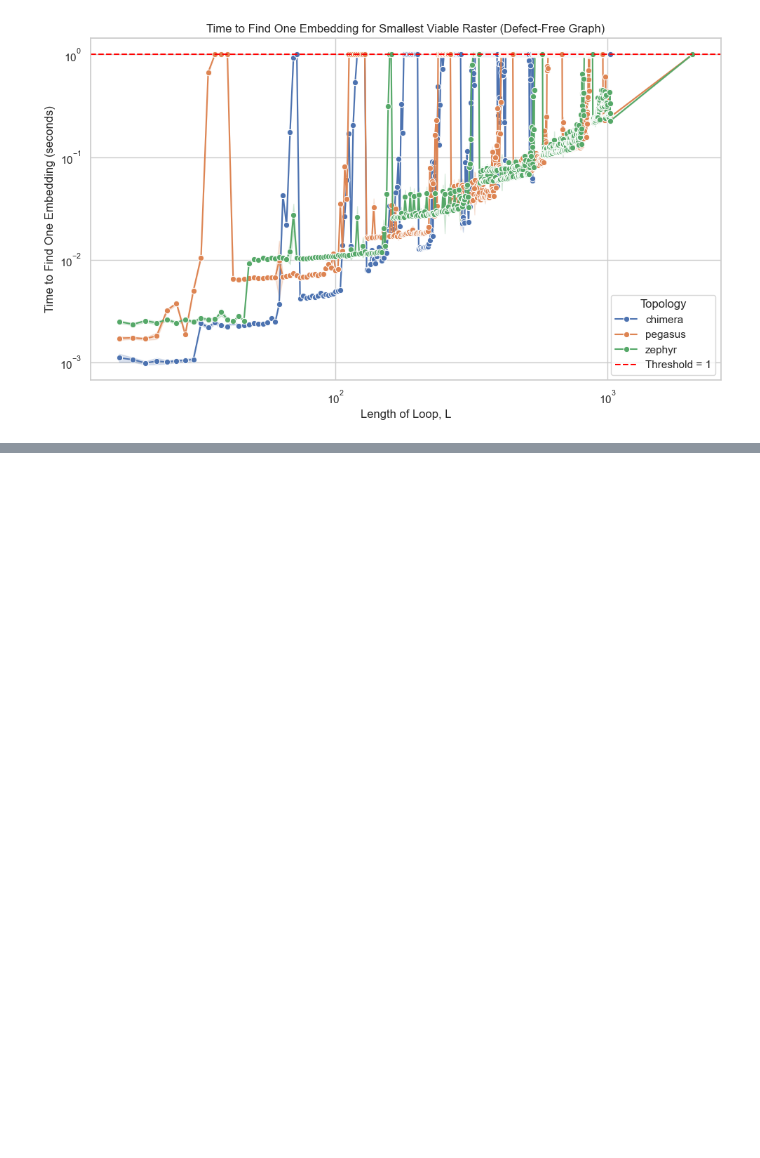
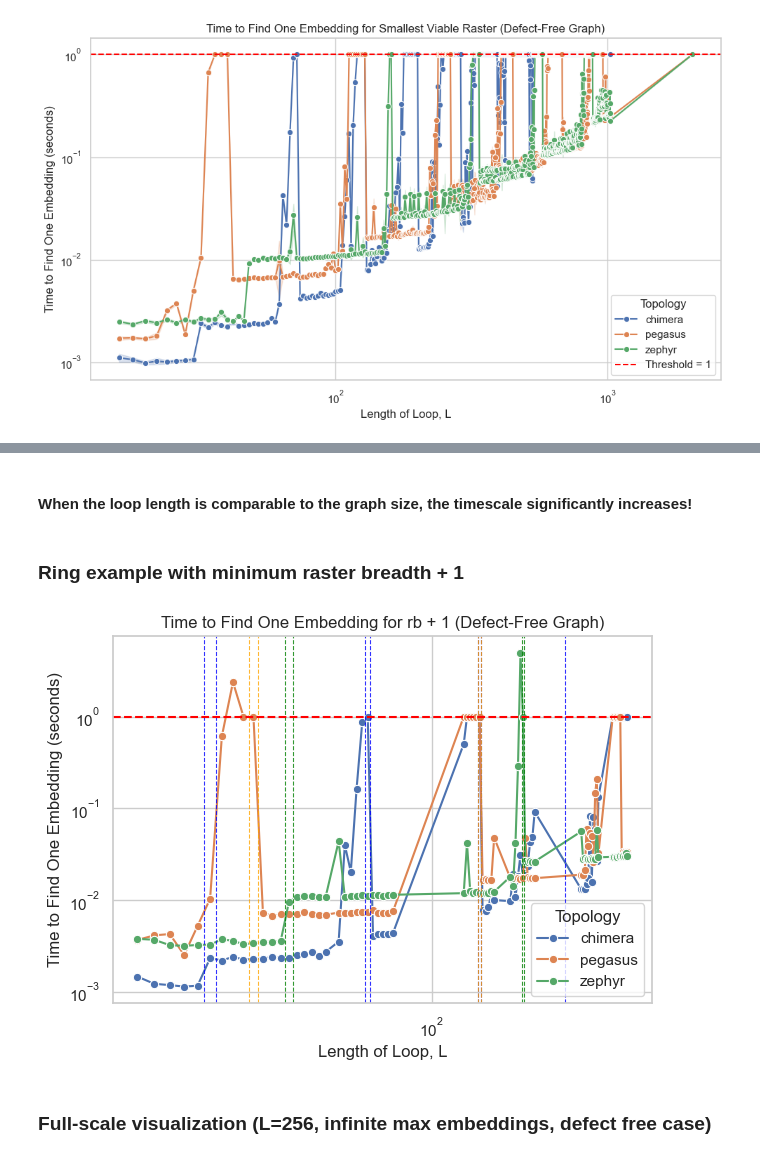
Before and after one commit to AndyZzzZzzZzz/minorminer, a Jupyter notebook: minorminer/utils/analysis.ipynb, the cells around one changed output, grey strips where cells are left out. Saved outputs shown, nothing was run; the diff lists cells and outputs as text; code cells hidden in the pictures; blank space fills up the shorter version.

```diff
--- a/minorminer/utils/analysis.ipynb
+++ b/minorminer/utils/analysis.ipynb
@@ -99,6 +51,6 @@ processes experimental results stored in a JSON file by transforming and aggrega
 # %%
 # Load the JSON data from a file
-with open('experiment_results/timeout_1_data.json', 'r') as file:
+with open('experiment_results/ring.json', 'r') as file:
     data = json.load(file)
 
 # Initialize an empty list to store records
@@ -454,0 +331,65 @@ plt.show()
+# %% [markdown]
+#### **When the loop length is comparable to the graph size, the timescale significantly increases!**
+# %% [markdown]
+### Ring example with minimum raster breadth + 1
+# %%
+# Load the JSON data from a file
+with open('experiment_results/ring(min+1).json', 'r') as file:
+    data = json.load(file)
+
+# Initialize an empty list to store records
+records = []
+
+# Iterate over tile sizes (assuming 'L' corresponds to 'tile_size')
+for tile_size in data:
+    for topology in data[tile_size]:
+        time_entries = data[tile_size][topology]['Time_1']
+        for entry in time_entries:
+            record = {
+                'L': int(tile_size),
+                'Topology': topology,
+                'm_target': entry['m_target'],
+                'Time_1': entry['Time_1'],
+            }
+            records.append(record)
+
+# Convert the list of records into a DataFrame
+df = pd.DataFrame(records)
+df['Time_1'] = df['Time_1'].replace('null', np.nan)
+df['Time_1'] = pd.to_numeric(df['Time_1'], errors='coerce')
+df['Time_1'] = df['Time_1'].fillna(1)
+
+sns.set_theme(style="whitegrid")
+sns.lineplot(
+    data=df,
+    x='L',
+    y='Time_1',
+    hue='Topology',
+    marker='o',
+)
+
+chimera_bounds = [31, 33, 71, 73, 127, 129, 199]
+for L in chimera_bounds:
+    plt.axvline(x=L, color='blue', linestyle='--', linewidth=0.8, alpha=0.8)
+
+pegasus_bounds = [39, 41, 127, 129]
+for L in pegasus_bounds:
+    plt.axvline(x=L, color='orange', linestyle='--', linewidth=0.8, alpha=0.8)
+
+zephyr_bounds = [47, 49, 159, 161]
+for L in zephyr_bounds:
+    plt.axvline(x=L, color='green', linestyle='--', linewidth=0.8, alpha=0.8)
+
+plt.axhline(1, color='red', linestyle='--')
+plt.yscale('log')
+plt.xscale('log')
+plt.ylabel('Time to Find One Embedding (seconds)')
+plt.xlabel('Length of Loop, L')
+plt.title('Time to Find One Embedding for rb + 1 (Defect-Free Graph)')
+plt.legend(title='Topology')
+plt.tight_layout()
+plt.show()
+# %% [output]
+[figure, added]
+# %% [markdown]
+### Full-scale visualization (L=256, infinite max embeddings, defect free case)
```
Also changed, not shown: parts of 18 cells of this notebook.
